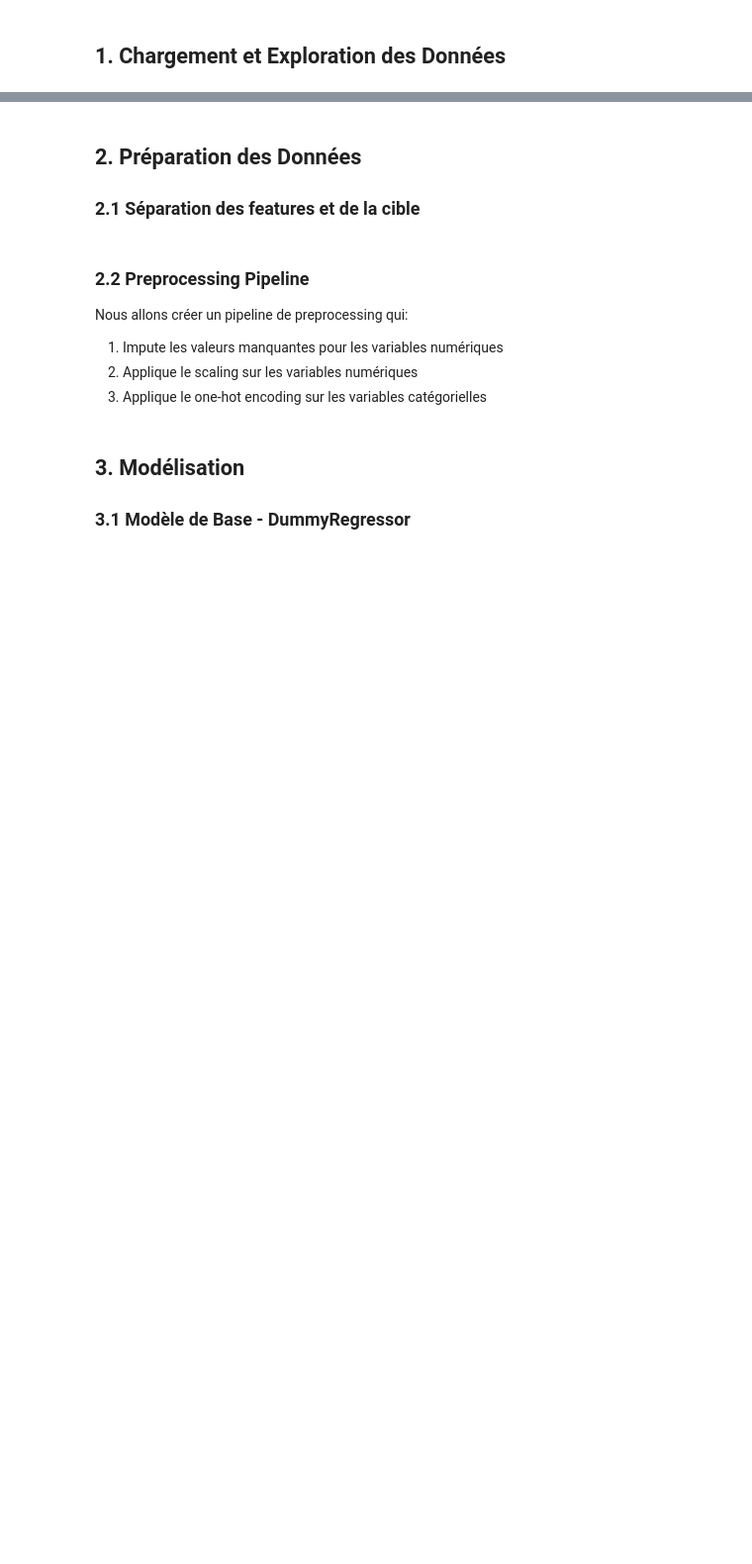
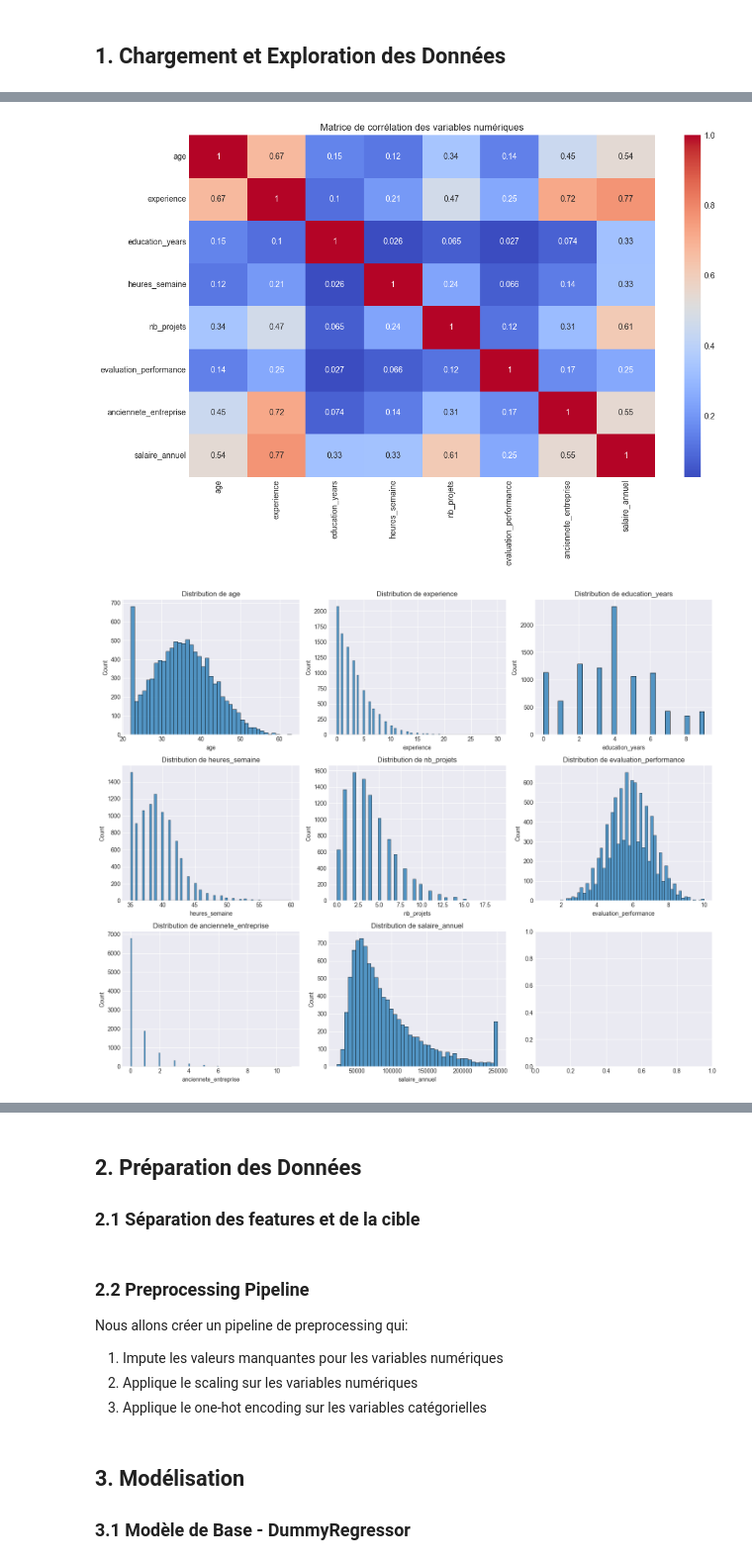
Before and after one commit to SamanthC/linear-regression-exercise, a Jupyter notebook: salary_regression_analysis.ipynb, the cells around one changed output, grey strips where cells are left out. Shown: that part at 99% size. Drawn from its saved outputs; the diff is of its cells as text; code cells hidden in the pictures; blank space fills up the shorter version.

Commit message:
sauvegarde de la première partie

```diff
--- a/salary_regression_analysis.ipynb
+++ b/salary_regression_analysis.ipynb
@@ -41,3 +47,15 @@ plt.style.use('seaborn-v0_8-darkgrid')
 # Chargement des données
 
 # TO DO : Charger le dataset employee_salaries.csv dans un DataFrame pandas et afficher les 5 premières lignes ainsi que la shape du dataset
+# Chargement des données
+from pathlib import Path
+
+csv_path = Path('data') / 'employee_salaries.csv'
+df = pd.read_csv(csv_path)
+
+# Affichage des 5 premières lignes
+print("Les 5 premières lignes du dataset :")
+print(df.head())
+
+# Affichage de la forme du dataset
+print("\nForme du dataset :", df.shape)
@@ -56,0 +113,45 @@ plt.style.use('seaborn-v0_8-darkgrid')
+# %%
+# Séparation des variables numériques et catégorielles
+
+# TO DO : créer deux listes qui séparent les variables numériques et catégorielles
+# Séparation des variables numériques et catégorielles
+numeric_features = ['age', 'experience', 'education_years', 'heures_semaine',
+                   'nb_projets', 'evaluation_performance', 'anciennete_entreprise']
+categorical_features = ['niveau_education', 'departement', 'poste', 'ville',
+                      'secteur', 'taille_entreprise']
+
+# Analyse des données
+plt.figure(figsize=(12, 8))
+sns.heatmap(df[numeric_features + ['salaire_annuel']].corr(), annot=True, cmap='coolwarm')
+plt.title('Matrice de corrélation des variables numériques')
+plt.tight_layout()
+plt.show()
+
+# Histogrammes des variables numériques
+fig, axes = plt.subplots(3, 3, figsize=(15, 12))
+axes = axes.ravel()
+
+for idx, col in enumerate(numeric_features + ['salaire_annuel']):
+    sns.histplot(data=df, x=col, ax=axes[idx])
+    axes[idx].set_title(f'Distribution de {col}')
+plt.tight_layout()
+plt.show()
+
+# Boxplots des variables catégorielles vs salaire
+for cat_feature in categorical_features:
+    plt.figure(figsize=(12, 6))
+    sns.boxplot(data=df, x=cat_feature, y='salaire_annuel')
+    plt.xticks(rotation=45)
+    plt.title(f'Distribution des salaires par {cat_feature}')
+    plt.tight_layout()
+    plt.show()
+
+# Séparation features et target
+X = df[numeric_features + categorical_features]
+y = df['salaire_annuel']
+
+# Train test split
+X_train, X_test, y_train, y_test = train_test_split(X, y, test_size=0.2, random_state=42)
+# %% [output]
+[figure, added]
+[figure, added]
```
Also changed, not shown: parts of 7 cells of this notebook.
